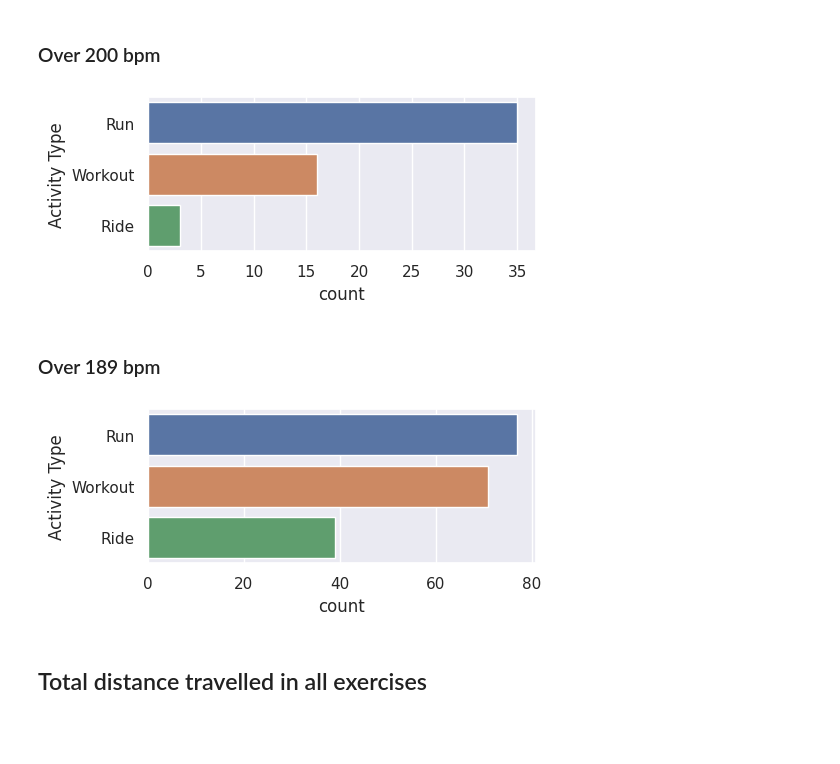
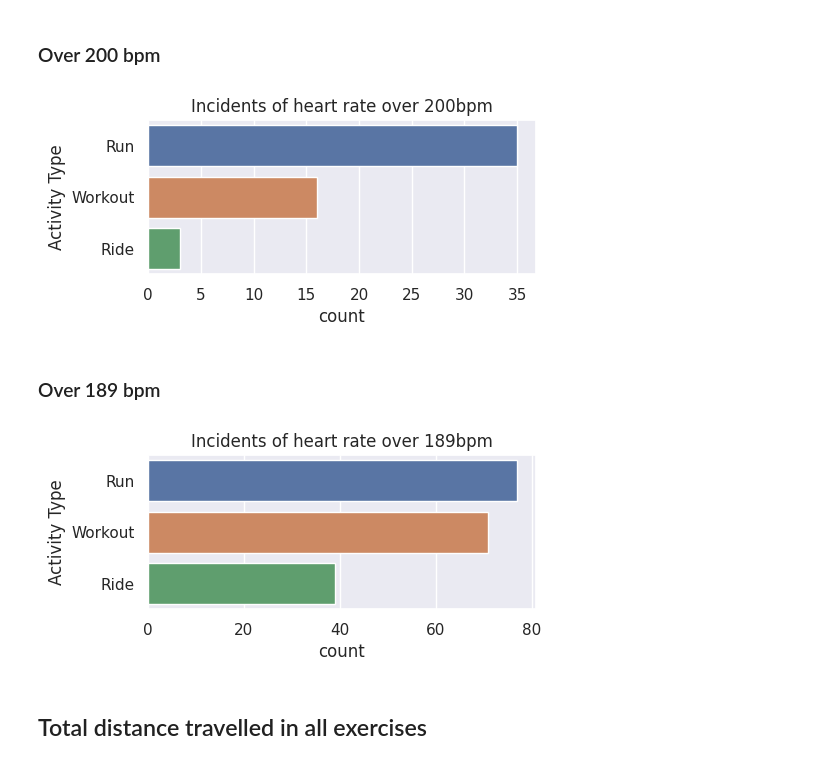
Before and after one commit to Data1234321/Portfolio, a Jupyter notebook: my-strava.ipynb, the cells around one changed output. Saved outputs shown, nothing was run; the diff lists cells and outputs as text; code cells hidden in the pictures; blank space fills up the shorter version.

```diff
--- a/my-strava.ipynb
+++ b/my-strava.ipynb
@@ -128,23 +128,24 @@ plt.show();
 over_200 = df[df['Max Heart Rate (bpm)'] >= 200].sort_values(by='Max Heart Rate (bpm)', ascending= False)
 over_200 = over_200['Activity Type'].value_counts().reset_index()
 # %%
-def barplot(data, variable):
+def barplot(data, over):
     plt.figure(figsize=(5,2))
-    sns.barplot(data=data, x='count', y=variable)
+    sns.barplot(data=data, x='count', y='Activity Type')
+    plt.title(f'Incidents of heart rate over {over}')
     plt.show();
 # %%
-barplot(over_200, 'Activity Type')
+barplot(over_200, '200bpm')
 # %% [output]
-[figure, old version]
+[figure, new version]
 # %% [markdown]
 ### Over 189 bpm
 # %%
 over_189 = df[df['Max Heart Rate (bpm)'] > 189].sort_values(by='Max Heart Rate (bpm)', ascending= False)
 over_189 = over_189['Activity Type'].value_counts().reset_index()
 # %%
-barplot(over_189, 'Activity Type')
+barplot(over_189, '189bpm')
 # %% [output]
-[figure, old version]
+[figure, new version]
 # %% [markdown]
 ## Total distance travelled in all exercises
 # %%
```
